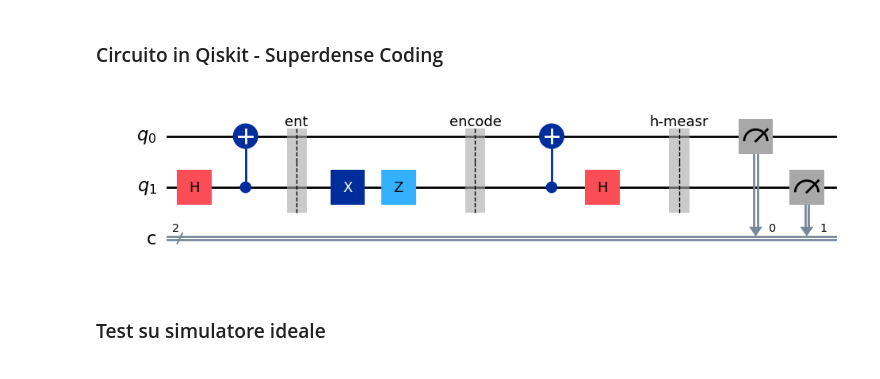
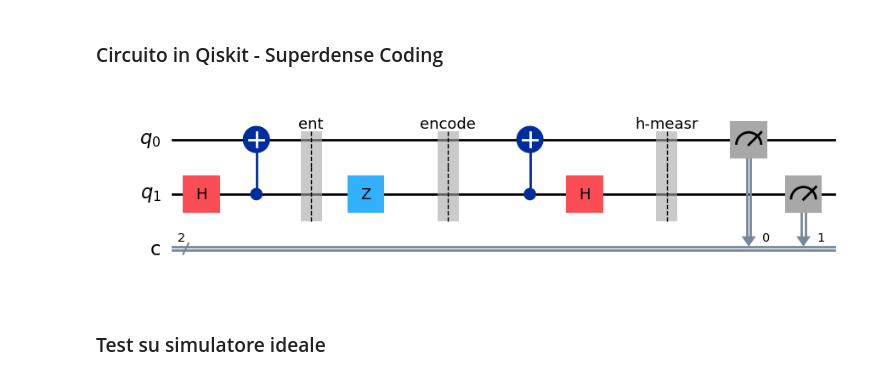
Before and after one commit to BoredDam/quantum-algorithms, a Jupyter notebook: quantum-encodings/superdense-coding/superdense-coding.ipynb, the cells around one changed output. Cells and saved outputs as stored; diff of their text form; code cells hidden in the pictures.

```diff
--- a/quantum-encodings/superdense-coding/superdense-coding.ipynb
+++ b/quantum-encodings/superdense-coding/superdense-coding.ipynb
@@ -13,28 +13,28 @@ from BoredQiskit import FastQiskit as fq
 # %%
 qc = QuantumCircuit(2,2)
 
 bit_0 = 1
-bit_1 = 1
+bit_1 = 0
 
 qc.h(1)
 qc.cx(1,0) # entanglement
 qc.barrier(label="ent")
 
-if bit_0:
+if bit_1:
     qc.x(1)
-if bit_1: # codifica
+if bit_0: # codifica
     qc.z(1)
 qc.barrier(label="encode")
 
 qc.cx(1,0)
 qc.h(1) # misurazione di Hadamard
 qc.barrier(label="h-measr")
 
 
 qc.measure(range(2),range(2)) # decodifica
 qc.draw('mpl')
 # %% [output]
-[figure, old version]
+[figure, new version]
 # %% [markdown]
 ### Test su simulatore ideale
 # %%
```
Also changed, not shown: parts of 3 cells of this notebook.
